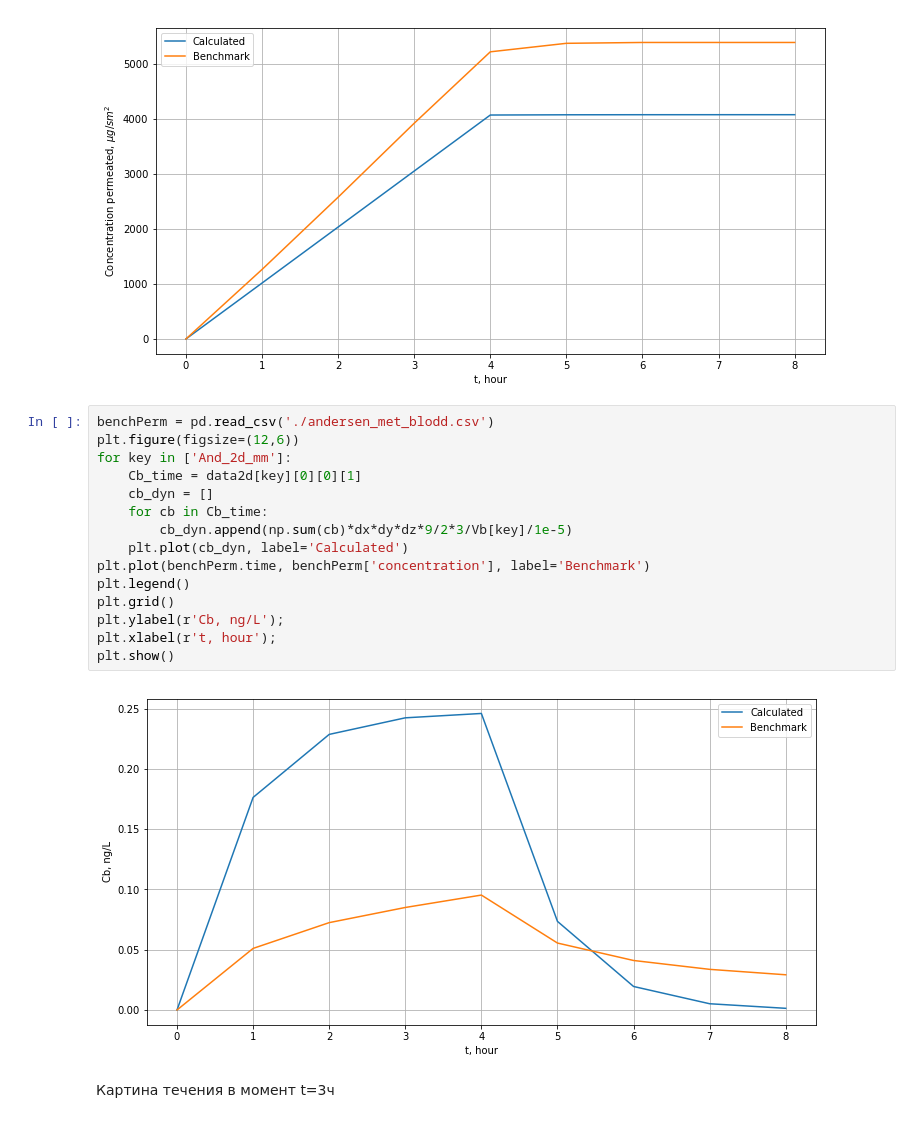
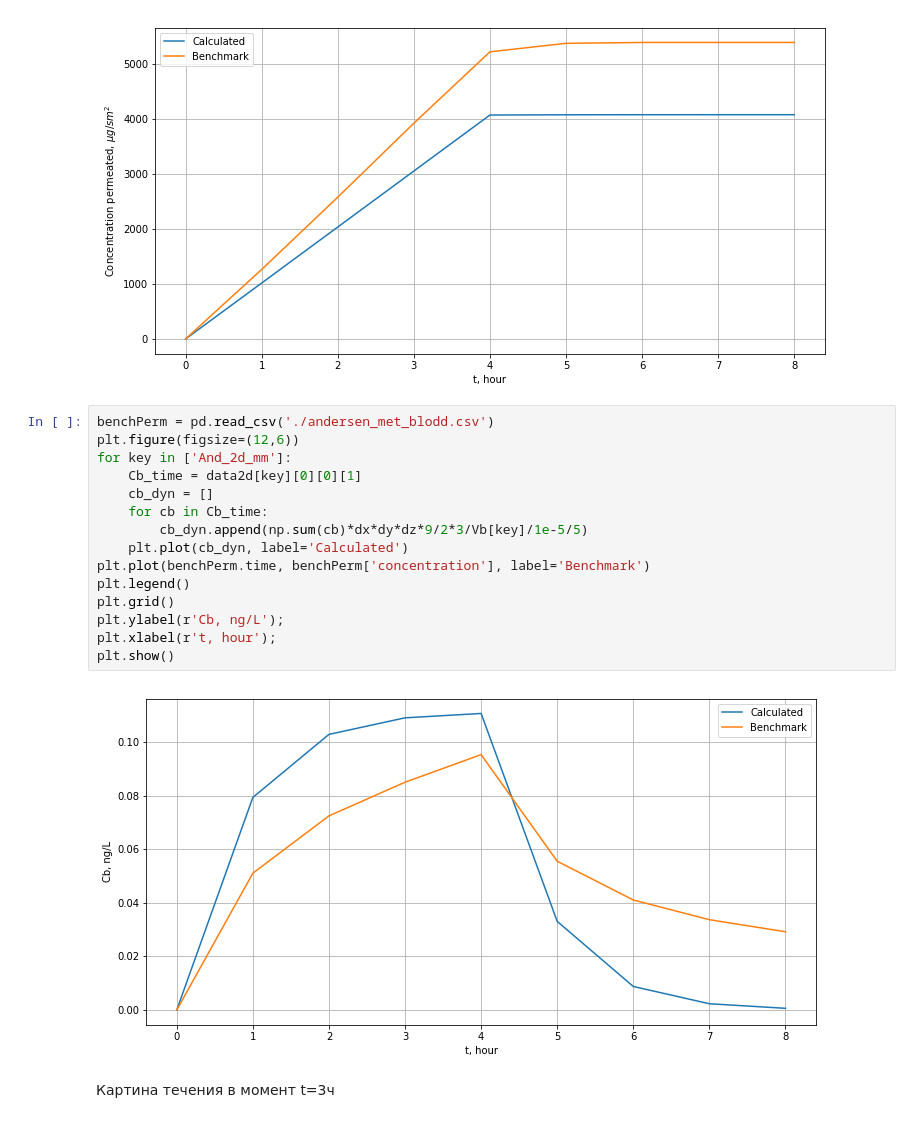
Before and after one commit to almaredan/TDD_Diffusion, a Jupyter notebook: TDD_of_verapamil.ipynb, the cells around one changed output. Saved outputs shown, nothing was run; the diff lists cells and outputs as text.

```diff
--- a/TDD_of_verapamil.ipynb
+++ b/TDD_of_verapamil.ipynb
@@ -156,20 +160,20 @@ plt.show()
 # %%
 benchPerm = pd.read_csv('./andersen_met_blodd.csv')
 plt.figure(figsize=(12,6))
 for key in ['And_2d_mm']:
     Cb_time = data2d[key][0][0][1]
     cb_dyn = []
     for cb in Cb_time:
-        cb_dyn.append(np.sum(cb)*dx*dy*dz*9/2*3/Vb[key]/1e-5)
+        cb_dyn.append(np.sum(cb)*dx*dy*dz*9/2*3/Vb[key]/1e-5/5)
     plt.plot(cb_dyn, label='Calculated')
 plt.plot(benchPerm.time, benchPerm['concentration'], label='Benchmark')
 plt.legend()
 plt.grid()
 plt.ylabel(r'Cb, ng/L');
 plt.xlabel(r't, hour');
 plt.show()
 # %% [output]
-[figure, old version]
+[figure, new version]
 # %% [markdown]
 Картина течения в момент t=3ч
 # %%
```
Also changed, not shown: parts of 22 cells of this notebook, 4 other files.
